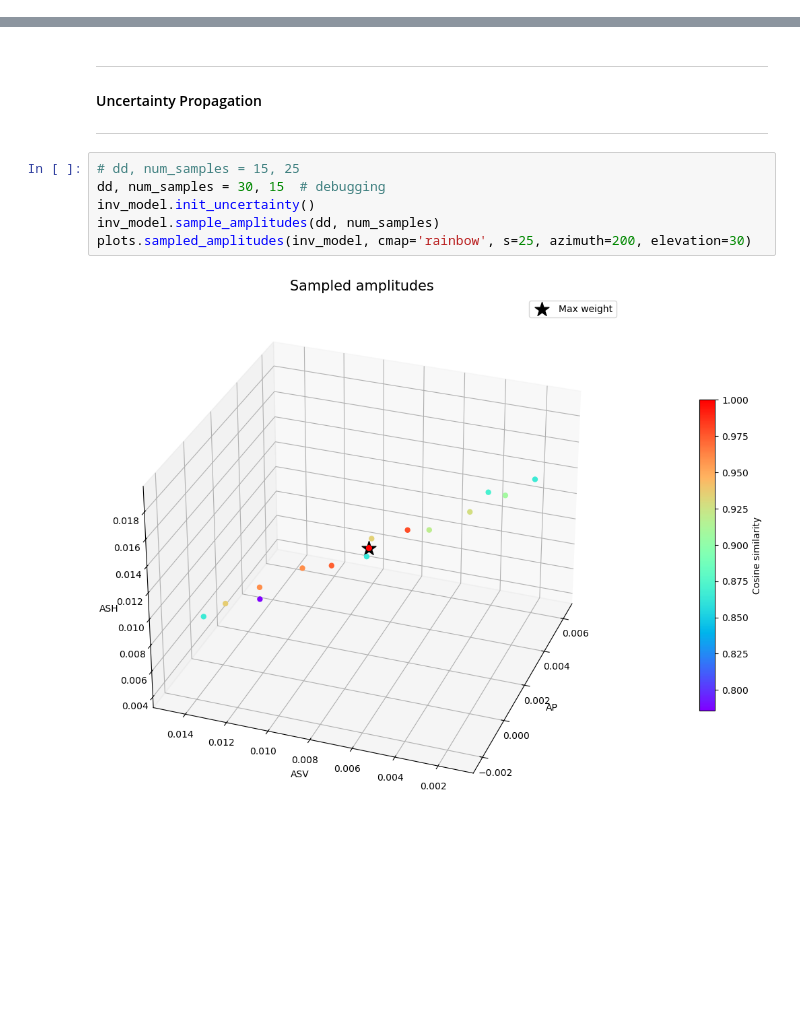
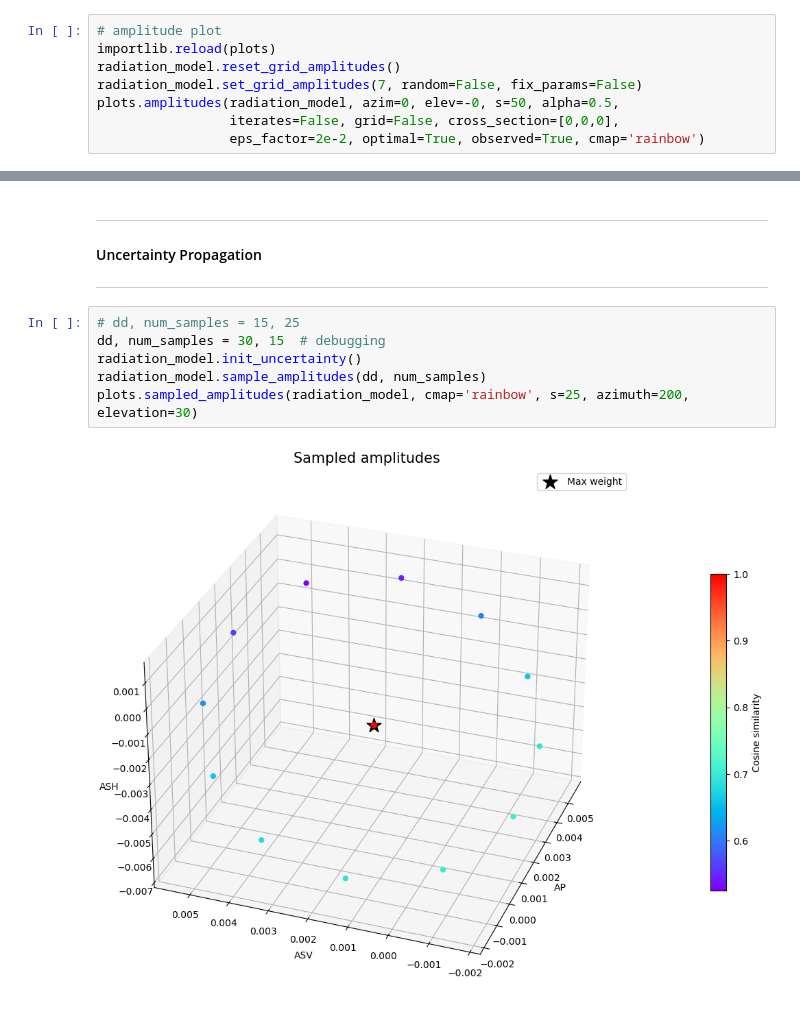
Before and after one commit to victoragaba/SURG-Mars, a Jupyter notebook: project/notebooks/synthetic_test.ipynb, the cells around one changed output, grey strips where cells are left out. Cells and saved outputs as stored; diff of their text form; blank space fills up the shorter version.

```diff
--- a/project/notebooks/synthetic_test.ipynb
+++ b/project/notebooks/synthetic_test.ipynb
@@ -290,0 +196,8 @@ plots.tp_axes(inv_model, azim=-20, elev=15, half=False, central=True)
+# %%
+# amplitude plot
+importlib.reload(plots)
+radiation_model.reset_grid_amplitudes()
+radiation_model.set_grid_amplitudes(7, random=False, fix_params=False)
+plots.amplitudes(radiation_model, azim=0, elev=-0, s=50, alpha=0.5,
+                 iterates=False, grid=False, cross_section=[0,0,0],
+                 eps_factor=2e-2, optimal=True, observed=True, cmap='rainbow')
@@ -295,10 +252,10 @@ plots.tp_axes(inv_model, azim=-20, elev=15, half=False, central=True)
 # %%
 # dd, num_samples = 15, 25
 dd, num_samples = 30, 15  # debugging
-inv_model.init_uncertainty()
-inv_model.sample_amplitudes(dd, num_samples)
-plots.sampled_amplitudes(inv_model, cmap='rainbow', s=25, azimuth=200, elevation=30)
+radiation_model.init_uncertainty()
+radiation_model.sample_amplitudes(dd, num_samples)
+plots.sampled_amplitudes(radiation_model, cmap='rainbow', s=25, azimuth=200, elevation=30)
 # %% [output]
-[figure, old version]
+[figure, new version]
 # %%
 num_runs, print_every = 30, 0
```
Also changed, not shown: parts of 19 cells of this notebook, 39 other files.
